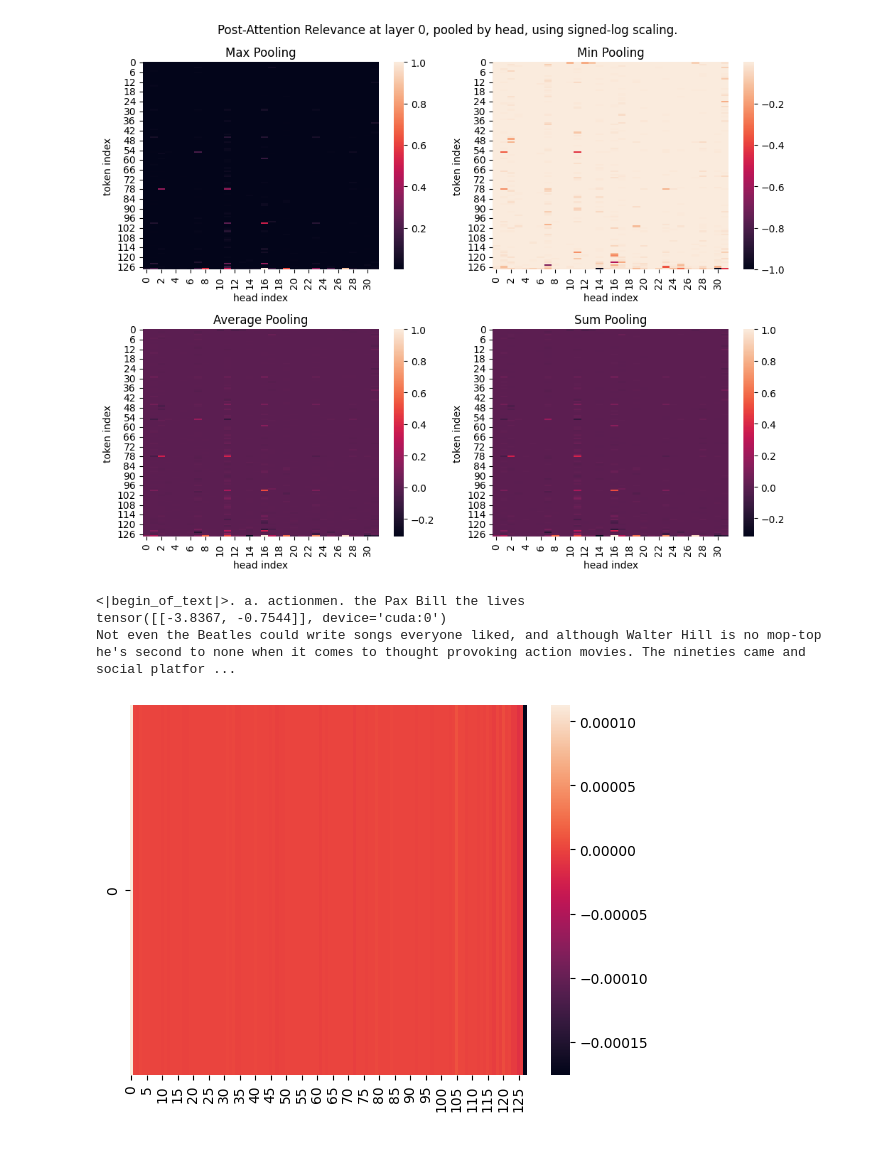
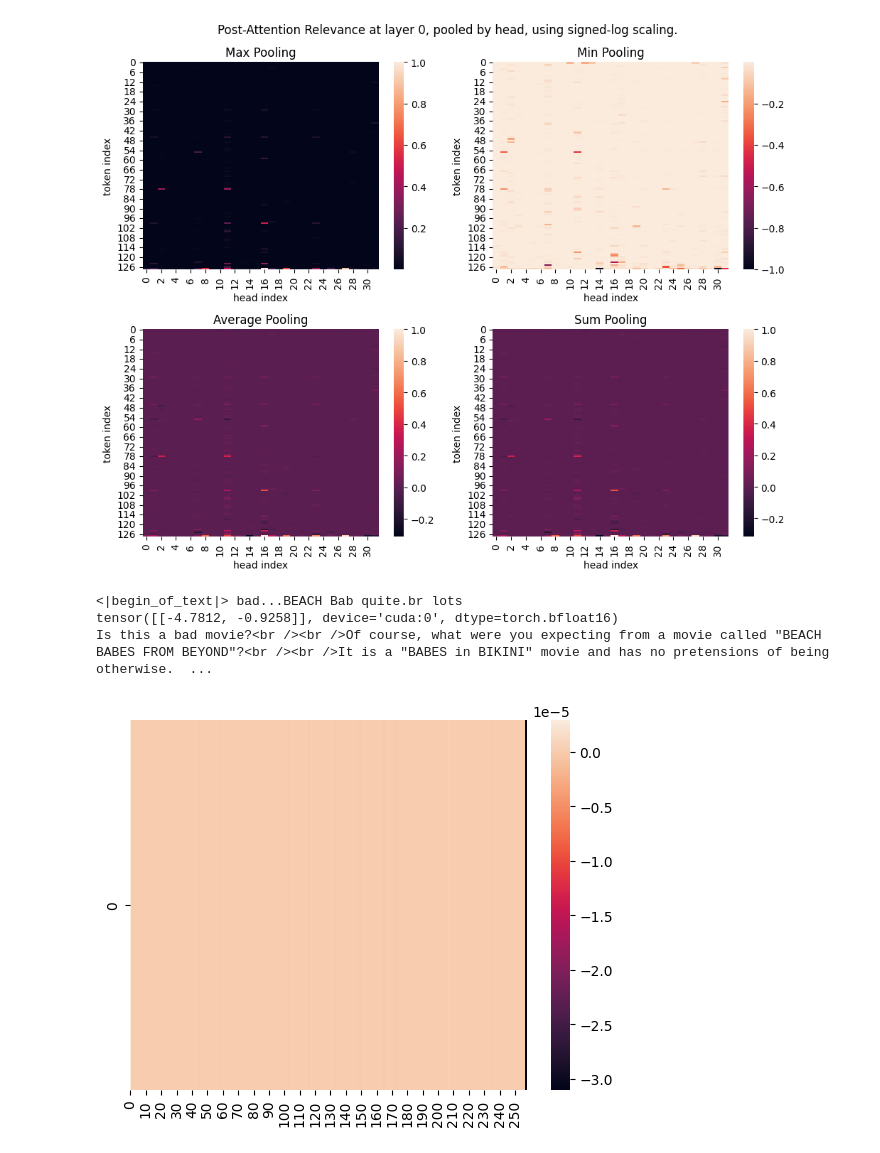
Before and after one commit to keeinlev/dynamicLRP, a Jupyter notebook: src/experiments/llama3.2-1b-imdb.ipynb, the cells around one changed output. Saved outputs shown, nothing was run; the diff lists cells and outputs as text; code cells hidden in the pictures.

```diff
--- a/src/experiments/llama3.2-1b-imdb.ipynb
+++ b/src/experiments/llama3.2-1b-imdb.ipynb
@@ -66,13 +66,13 @@ all_inputs = sorted([ tokenizer(x, return_tensors = 'pt', max_length=256, trunca
 # %%
 outputs : torch.Tensor = model(all_inputs[0].to(device))
 # %%
-lrp_engine = LRPEngine()
+lrp_engine = LRPEngine(use_attn_lrp=True)
 # %%
 # Run first pass
-relevance_outputs = lrp_engine.run(outputs.logits.neg())
+relevance_outputs = lrp_engine.run(outputs.logits)
 # %%
 # Run a second pass on same output to ensure consistency
-relevance_outputs1 = lrp_engine.run(outputs.logits.neg())
+relevance_outputs1 = lrp_engine.run(outputs.logits)
 # %%
 # Check results diff between 1st pass and 2nd pass on same input (should be ~0)
 checkpoint_vals = relevance_outputs[0]
@@ -111,9 +111,9 @@ input_idxs = []
 preds = []
 agg_checkpoint_vals = None
 for i in tqdm(range(200)):
-    inputs = tokenizer(all_reviews[i], return_tensors = 'pt', max_length=128, truncation=True)["input_ids"]
+    inputs = tokenizer(all_reviews[i], return_tensors = 'pt', padding=True)["input_ids"]
     outputs : torch.Tensor = model(inputs.to(device))
-    relevance_outputs = lrp_engine.run(outputs.logits.neg())
+    relevance_outputs = lrp_engine.run(outputs.logits)
 
     checkpoint_vals = relevance_outputs[0]
     checkpoint_vals = [ c.squeeze(0) if c.dim() == 3 else c for c in checkpoint_vals ]
@@ -133,13 +137,13 @@ visualize_attention_layer_relevance(agg_checkpoint_vals, layer_ind=0)
 [figure]
 # %%
 import seaborn as sns
-example_ind = 3
+example_ind = 120
 sns.heatmap(embedding_vals[example_ind][0].cpu())
 print(tokenizer.decode(input_idxs[example_ind][0][embedding_vals[example_ind][0].cpu().flatten().topk(12).indices]))
 print(preds[example_ind])
 print(all_reviews[example_ind])
 # %% [output]
-<|begin_of_text|>. a. actionmen. the Pax Bill the lives
-tensor([[-3.8367, -0.7544]], device='cuda:0')
-Not even the Beatles could write songs everyone liked, and although Walter Hill is no mop-top he's second to none when it comes to thought provoking action movies. The nineties came and social platfor ...
+<|begin_of_text|> bad...BEACH Bab quite.br lots
+tensor([[-4.7812, -0.9258]], device='cuda:0', dtype=torch.bfloat16)
+Is this a bad movie?<br /><br />Of course, what were you expecting from a movie called "BEACH BABES FROM BEYOND"?<br /><br />It is a "BABES in BIKINI" movie and has no pretensions of being otherwise.  ...
-[figure, old version]
+[figure, new version]
```
Also changed, not shown: parts of 2 cells of this notebook, 30 other files.
